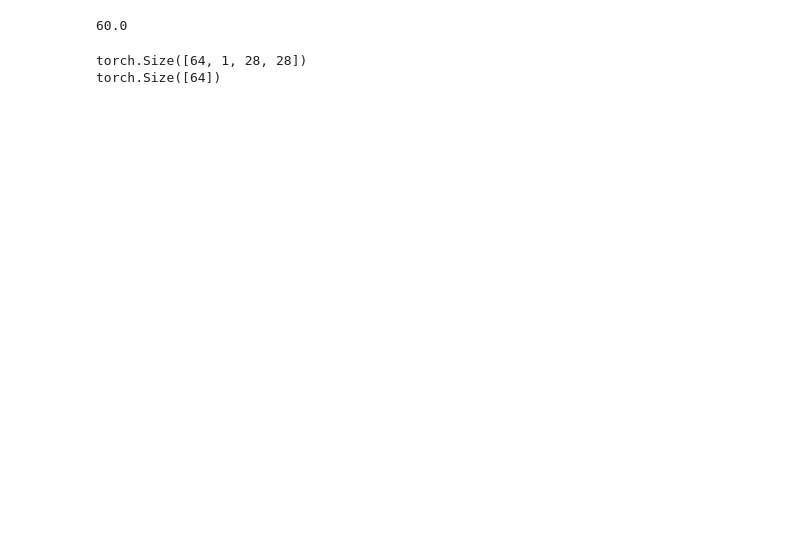
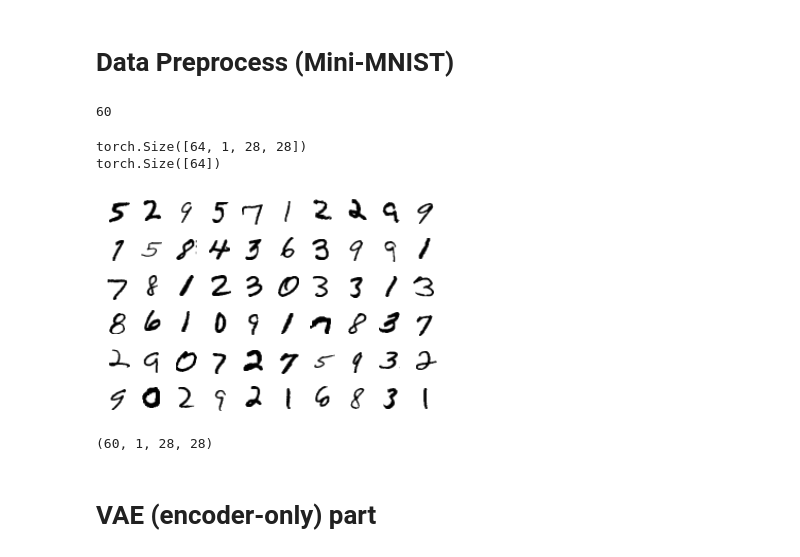
Before and after one commit to ishikaa25/LST, a Jupyter notebook: UNIT/LST.ipynb, the cells around one changed output. Drawn from its saved outputs; the diff is of its cells as text; code cells hidden in the pictures; blank space fills up the shorter version.

```diff
--- a/UNIT/LST.ipynb
+++ b/UNIT/LST.ipynb
@@ -13,21 +13,35 @@ import torch.nn.functional as F
+# %% [markdown]
+# Data Preprocess (Mini-MNIST)
 # %%
 transform = transforms.Compose([transforms.ToTensor(),
                               transforms.Normalize((0.5,), (0.5,)),
                               ])
 trainset = datasets.MNIST('PATH_TO_STORE_TRAINSET', train=True, transform=transform)
-# %%
-len(trainset)/1000
-# %% [output]
-60.0
 # %%
-sub = list(range(0, len(trainset)/1000))
+sub = list(range(0, int(len(trainset)/1000)))
 trainset_sub = torch.utils.data.Subset(trainset, sub)
 
 
-trainloader_1 = torch.utils.data.DataLoader(trainset_1, batch_size=4,
+trainloader_1 = torch.utils.data.DataLoader(trainset_sub, batch_size=60,
                                             shuffle=True, num_workers=2)
-trainloader_2 = torch.utils.data.DataLoader(trainset_2, batch_size=4,
-                                            shuffle=True, num_workers=2)
+
+print(len(trainset_sub))
 # %% [output]
-torch.Size([64, 1, 28, 28])
-torch.Size([64])
+60
+# %%
+dataiter = iter(trainloader)
+images, labels = dataiter.next()
+
+print(images.shape)
+print(labels.shape)
+figure = plt.figure()
+
+num_of_images = 60
+for index in range(1, num_of_images + 1):
+    plt.subplot(6, 10, index)
+    plt.axis('off')
+    plt.imshow(images[index].numpy().squeeze(), cmap='gray_r')
+# %% [output]
+torch.Size([64, 1, 28, 28])
+torch.Size([64])
+[figure, added]
@@ -33,0 +50,4 @@ torch.Size([64])
+# %%
+X.shape
+# %% [output]
+(60, 1, 28, 28)
@@ -33,0 +56,2 @@ torch.Size([64])
+# %% [markdown]
+# VAE (encoder-only) part
```
Also changed, not shown: parts of 6 cells of this notebook.
